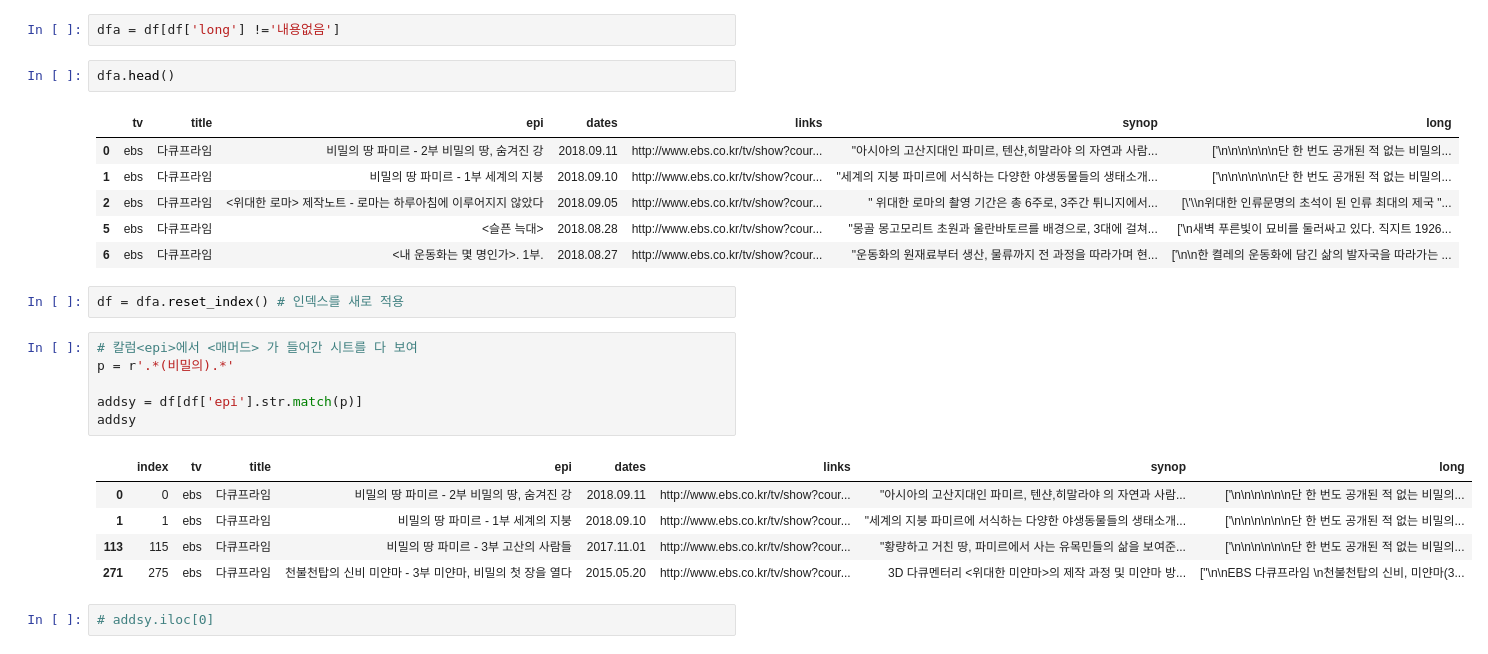
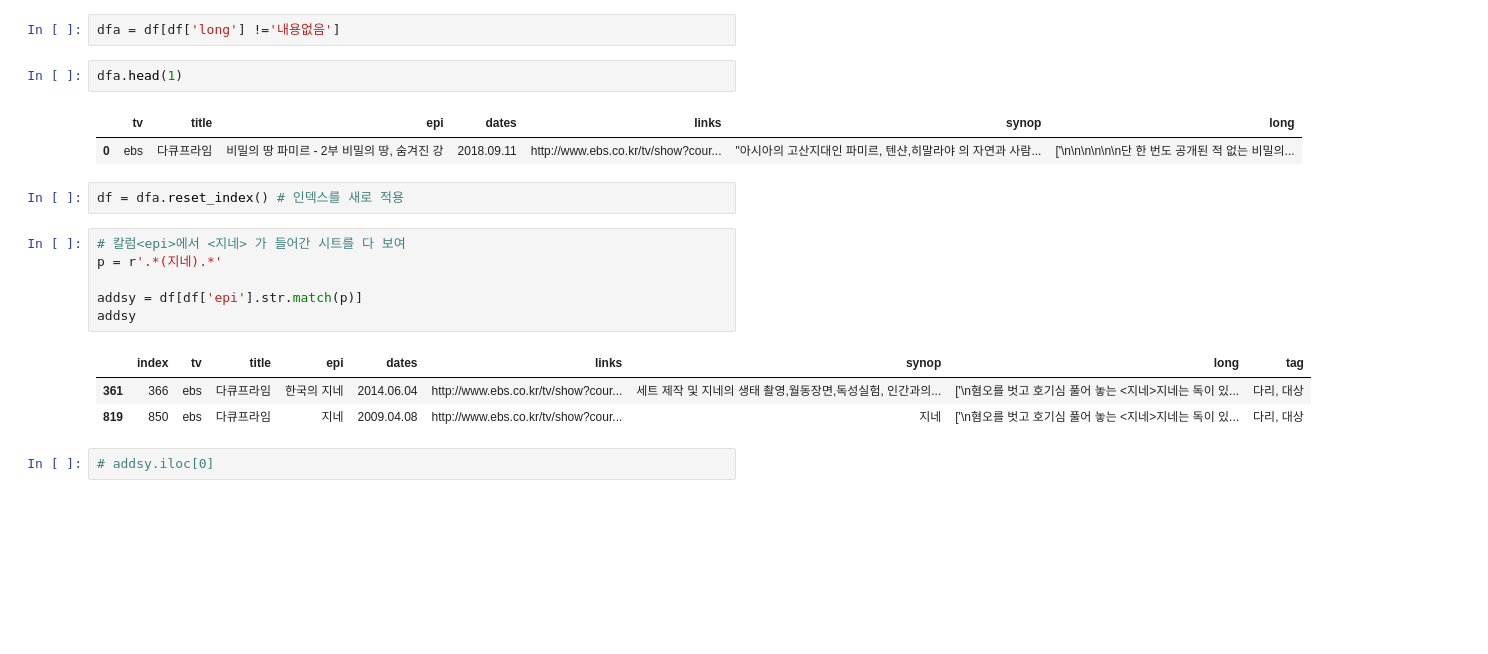
Before and after one commit to thelastdocu/docu_archive, a Jupyter notebook: Tokenizer_WorldCloud_eb_sbsspecial_songi_ver1.ipynb, the cells around one changed output. Cells and saved outputs as stored; diff of their text form; blank space fills up the shorter version.

```diff
--- a/Tokenizer_WorldCloud_eb_sbsspecial_songi_ver1.ipynb
+++ b/Tokenizer_WorldCloud_eb_sbsspecial_songi_ver1.ipynb
@@ -50,28 +42,22 @@ df.head(5)
 # %%
 dfa = df[df['long'] !='내용없음']
 # %%
-dfa.head()
+dfa.head(1)
 # %% [output]
 |  | tv | title | epi | dates | links | synop | long |
 | 0 | ebs | 다큐프라임 | 비밀의 땅 파미르 - 2부 비밀의 땅, 숨겨진 강 | 2018.09.11 | http://www.ebs.co.kr/tv/show?cour... | "아시아의 고산지대인 파미르, 텐샨,히말라야 의 자연과 사람... | ['\n\n\n\n\n\n단 한 번도 공개된 적 없는 비밀의... |
-| 1 | ebs | 다큐프라임 | 비밀의 땅 파미르 - 1부 세계의 지붕 | 2018.09.10 | http://www.ebs.co.kr/tv/show?cour... | "세계의 지붕 파미르에 서식하는 다양한 야생동물들의 생태소개... | ['\n\n\n\n\n\n단 한 번도 공개된 적 없는 비밀의... |
-| 2 | ebs | 다큐프라임 | <위대한 로마> 제작노트 - 로마는 하루아침에 이루어지지 않았다 | 2018.09.05 | http://www.ebs.co.kr/tv/show?cour... | " 위대한 로마의 촬영 기간은 총 6주로, 3주간 튀니지에서... | [\'\\n위대한 인류문명의 초석이 된 인류 최대의 제국 "... |
-| 5 | ebs | 다큐프라임 | <슬픈 늑대> | 2018.08.28 | http://www.ebs.co.kr/tv/show?cour... | "몽골 몽고모리트 초원과 울란바토르를 배경으로, 3대에 걸쳐... | ['\n새벽 푸른빛이 묘비를 둘러싸고 있다. 직지트 1926... |
-| 6 | ebs | 다큐프라임 | <내 운동화는 몇 명인가>. 1부. | 2018.08.27 | http://www.ebs.co.kr/tv/show?cour... | "운동화의 원재료부터 생산, 물류까지 전 과정을 따라가며 현... | ['\n\n한 켤레의 운동화에 담긴 삶의 발자국을 따라가는 ... |
 # %%
 df = dfa.reset_index() # 인덱스를 새로 적용
 # %%
-# 칼럼<epi>에서 <매머드> 가 들어간 시트를 다 보여
-p = r'.*(비밀의).*'
+# 칼럼<epi>에서 <지네> 가 들어간 시트를 다 보여
+p = r'.*(지네).*'
 
 addsy = df[df['epi'].str.match(p)]
 addsy
 # %% [output]
-|  | index | tv | title | epi | dates | links | synop | long |
-| 0 | 0 | ebs | 다큐프라임 | 비밀의 땅 파미르 - 2부 비밀의 땅, 숨겨진 강 | 2018.09.11 | http://www.ebs.co.kr/tv/show?cour... | "아시아의 고산지대인 파미르, 텐샨,히말라야 의 자연과 사람... | ['\n\n\n\n\n\n단 한 번도 공개된 적 없는 비밀의... |
-| 1 | 1 | ebs | 다큐프라임 | 비밀의 땅 파미르 - 1부 세계의 지붕 | 2018.09.10 | http://www.ebs.co.kr/tv/show?cour... | "세계의 지붕 파미르에 서식하는 다양한 야생동물들의 생태소개... | ['\n\n\n\n\n\n단 한 번도 공개된 적 없는 비밀의... |
-| 113 | 115 | ebs | 다큐프라임 | 비밀의 땅 파미르 - 3부 고산의 사람들 | 2017.11.01 | http://www.ebs.co.kr/tv/show?cour... | "황량하고 거친 땅, 파미르에서 사는 유목민들의 삶을 보여준... | ['\n\n\n\n\n\n단 한 번도 공개된 적 없는 비밀의... |
-| 271 | 275 | ebs | 다큐프라임 | 천불천탑의 신비 미얀마 - 3부 미얀마, 비밀의 첫 장을 열다 | 2015.05.20 | http://www.ebs.co.kr/tv/show?cour... | 3D 다큐멘터리 <위대한 미얀마>의 제작 과정 및 미얀마 방... | ["\n\nEBS 다큐프라임 \n천불천탑의 신비, 미얀마(3... |
+|  | index | tv | title | epi | dates | links | synop | long | tag |
+| 361 | 366 | ebs | 다큐프라임 | 한국의 지네 | 2014.06.04 | http://www.ebs.co.kr/tv/show?cour... | 세트 제작 및 지네의 생태 촬영,월동장면,독성실험, 인간과의... | ['\n혐오를 벗고 호기심 풀어 놓는 <지네>지네는 독이 있... | 다리, 대상 |
+| 819 | 850 | ebs | 다큐프라임 | 지네 | 2009.04.08 | http://www.ebs.co.kr/tv/show?cour... | 지네 | ['\n혐오를 벗고 호기심 풀어 놓는 <지네>지네는 독이 있... | 다리, 대상 |
 # %%
 # addsy.iloc[0]
 # %% [markdown]
```
Also changed, not shown: parts of 5 cells of this notebook.
